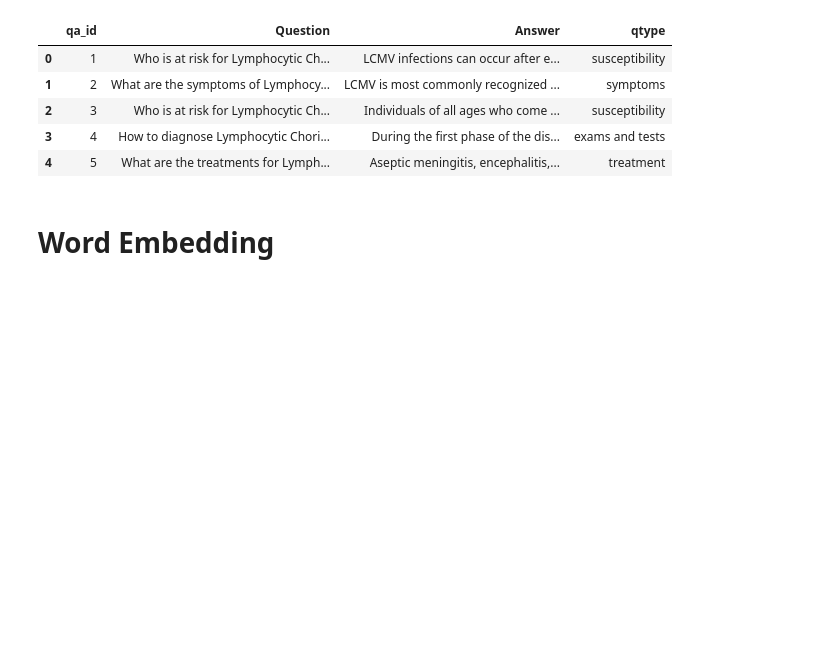
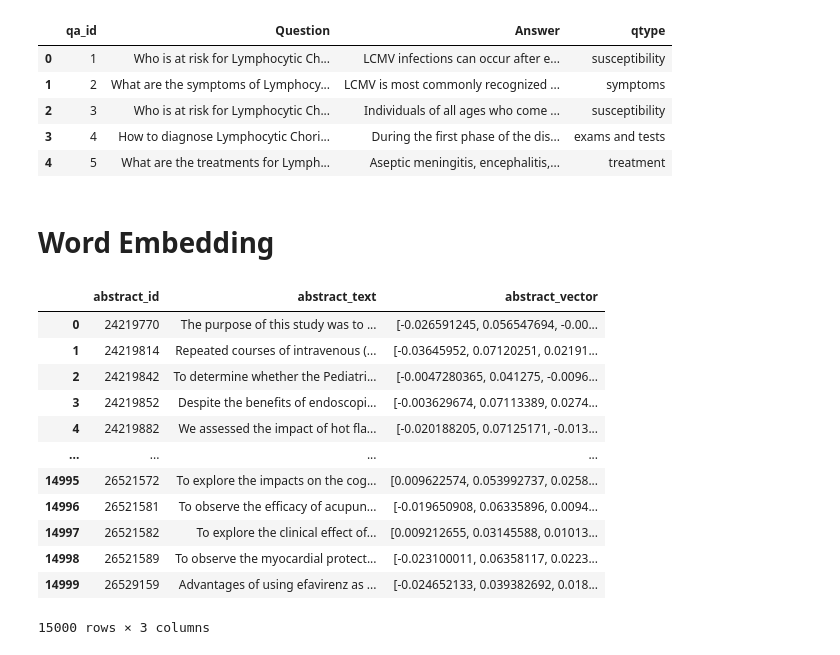
Before and after one commit to arelsulistyo/healthcare-chatbot-using-qa-with-word-embedding-ir, a Jupyter notebook: stbi.ipynb, the cells around one changed output. Drawn from its saved outputs; the diff is of its cells as text; code cells hidden in the pictures; blank space fills up the shorter version.

```diff
--- a/stbi.ipynb
+++ b/stbi.ipynb
@@ -50,0 +87,16 @@ df_medquad.head()
+# %%
+df_pubmed
+# %% [output]
+|  | abstract_id | abstract_text | abstract_vector |
+| 0 | 24219770 | The purpose of this study was to ... | [-0.026591245, 0.056547694, -0.00... |
+| 1 | 24219814 | Repeated courses of intravenous (... | [-0.03645952, 0.07120251, 0.02191... |
+| 2 | 24219842 | To determine whether the Pediatri... | [-0.0047280365, 0.041275, -0.0096... |
+| 3 | 24219852 | Despite the benefits of endoscopi... | [-0.003629674, 0.07113389, 0.0274... |
+| 4 | 24219882 | We assessed the impact of hot fla... | [-0.020188205, 0.07125171, -0.013... |
+| ... | ... | ... | ... |
+| 14995 | 26521572 | To explore the impacts on the cog... | [0.009622574, 0.053992737, 0.0258... |
+| 14996 | 26521581 | To observe the efficacy of acupun... | [-0.019650908, 0.06335896, 0.0094... |
+| 14997 | 26521582 | To explore the clinical effect of... | [0.009212655, 0.03145588, 0.01013... |
+| 14998 | 26521589 | To observe the myocardial protect... | [-0.023100011, 0.06358117, 0.0223... |
+| 14999 | 26529159 | Advantages of using efavirenz as ... | [-0.024652133, 0.039382692, 0.018... |
+15000 rows × 3 columns
```
Also changed, not shown: parts of 11 cells of this notebook, 3 other files.
